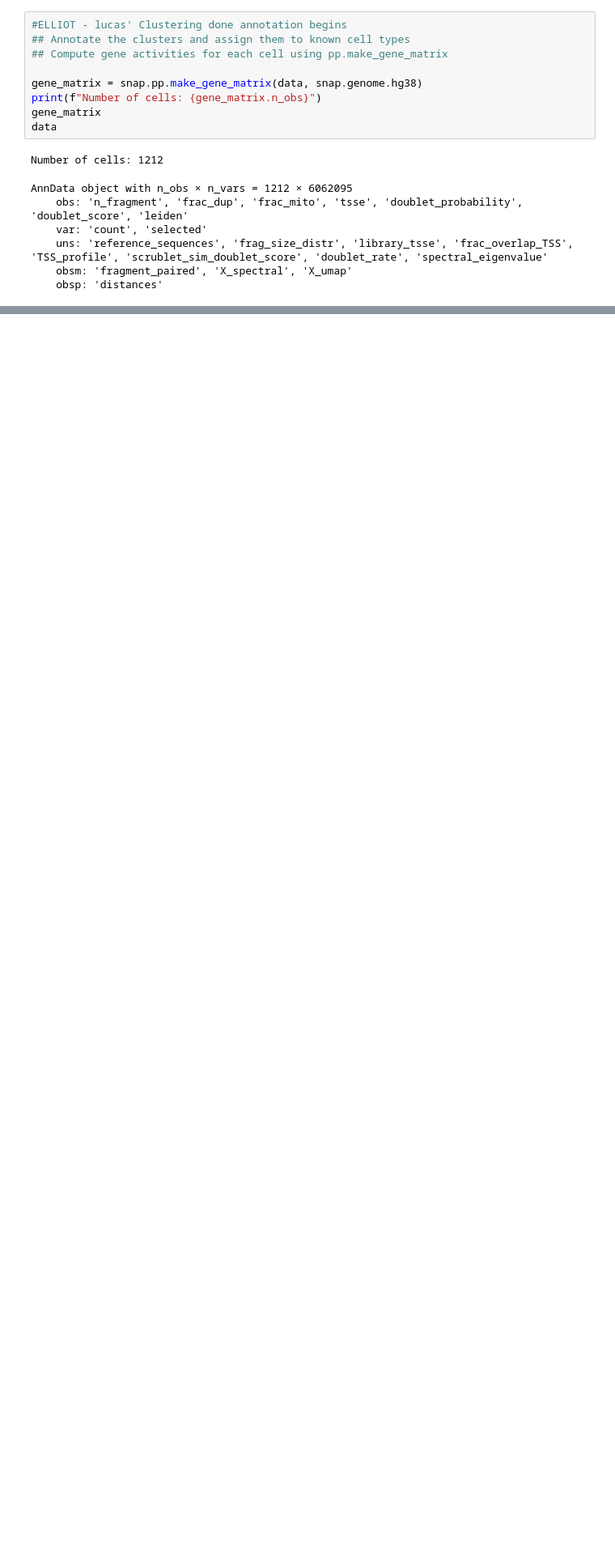
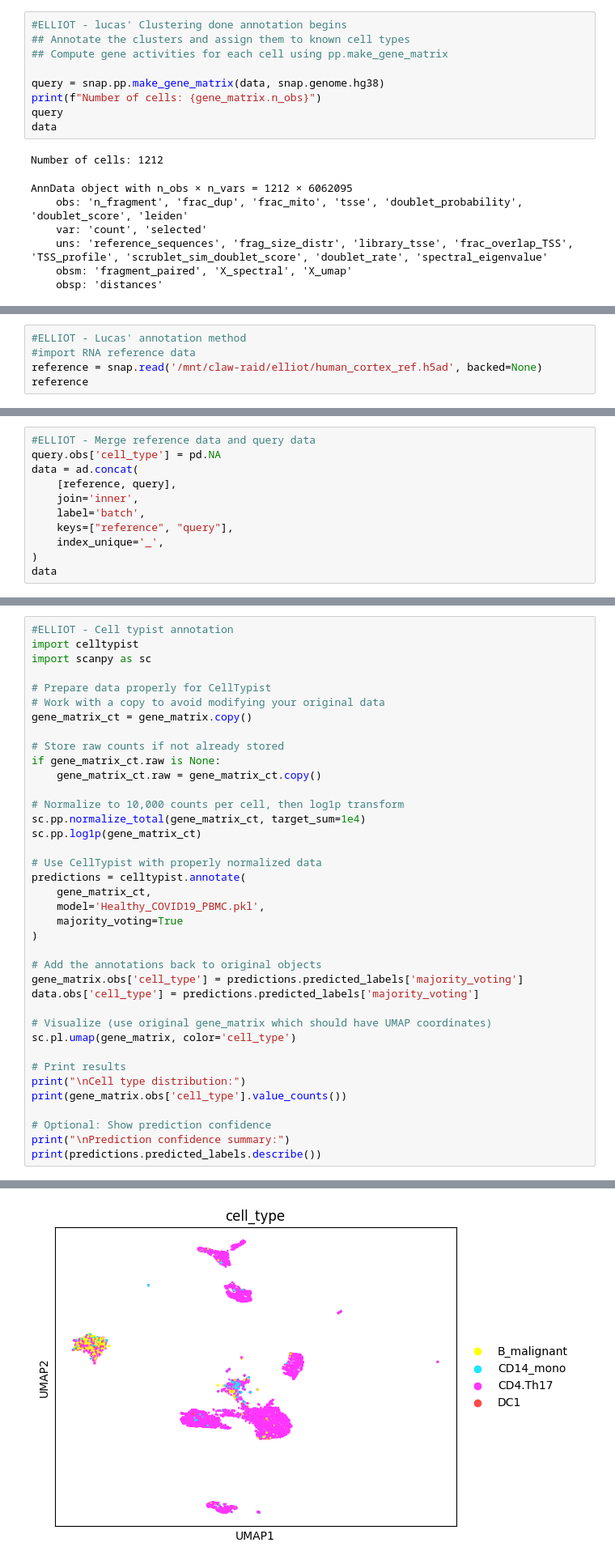
Before and after one commit to elliotwilliams150-sys/mtDNA_analysis, a Jupyter notebook: mtscATAC_analysis.ipynb, the cells around one changed output, grey strips where cells are left out. Shown at 81% size. Drawn from its saved outputs; the diff is of its cells as text; blank space fills up the shorter version.

```diff
--- a/mtscATAC_analysis.ipynb
+++ b/mtscATAC_analysis.ipynb
@@ -197,9 +186,9 @@ Loading Zhuang-ABCA-1 dataset...
 ## Annotate the clusters and assign them to known cell types
 ## Compute gene activities for each cell using pp.make_gene_matrix
 
-gene_matrix = snap.pp.make_gene_matrix(data, snap.genome.hg38)
+query = snap.pp.make_gene_matrix(data, snap.genome.hg38)
 print(f"Number of cells: {gene_matrix.n_obs}")
-gene_matrix
+query
 data
 # %% [output]
 Number of cells: 1212
@@ -227,0 +214,5 @@ gene_matrix.obsm["X_umap"] = data.obsm["X_umap"]
+# %%
+#ELLIOT - Lucas' annotation method
+#import RNA reference data
+reference = snap.read('/mnt/claw-raid/elliot/human_cortex_ref.h5ad', backed=None)
+reference
@@ -227,0 +223,11 @@ gene_matrix.obsm["X_umap"] = data.obsm["X_umap"]
+# %%
+#ELLIOT - Merge reference data and query data
+query.obs['cell_type'] = pd.NA
+data = ad.concat(
+    [reference, query],
+    join='inner',
+    label='batch',
+    keys=["reference", "query"],
+    index_unique='_',
+)
+data
@@ -227,0 +280,39 @@ gene_matrix.obsm["X_umap"] = data.obsm["X_umap"]
+# %%
+#ELLIOT - Cell typist annotation
+import celltypist
+import scanpy as sc
+
+# Prepare data properly for CellTypist
+# Work with a copy to avoid modifying your original data
+gene_matrix_ct = gene_matrix.copy()
+
+# Store raw counts if not already stored
+if gene_matrix_ct.raw is None:
+    gene_matrix_ct.raw = gene_matrix_ct.copy()
+
+# Normalize to 10,000 counts per cell, then log1p transform
+sc.pp.normalize_total(gene_matrix_ct, target_sum=1e4)
+sc.pp.log1p(gene_matrix_ct)
+
+# Use CellTypist with properly normalized data
+predictions = celltypist.annotate(
+    gene_matrix_ct,
+    model='Healthy_COVID19_PBMC.pkl',
+    majority_voting=True
+)
+
+# Add the annotations back to original objects
+gene_matrix.obs['cell_type'] = predictions.predicted_labels['majority_voting']
+data.obs['cell_type'] = predictions.predicted_labels['majority_voting']
+
+# Visualize (use original gene_matrix which should have UMAP coordinates)
+sc.pl.umap(gene_matrix, color='cell_type')
+
+# Print results
+print("\nCell type distribution:")
+print(gene_matrix.obs['cell_type'].value_counts())
+
+# Optional: Show prediction confidence
+print("\nPrediction confidence summary:")
+print(predictions.predicted_labels.describe())
+# %% [output]
@@ -227,0 +330 @@ gene_matrix.obsm["X_umap"] = data.obsm["X_umap"]
+[figure, added]
```
Also changed, not shown: parts of 19 cells of this notebook.
